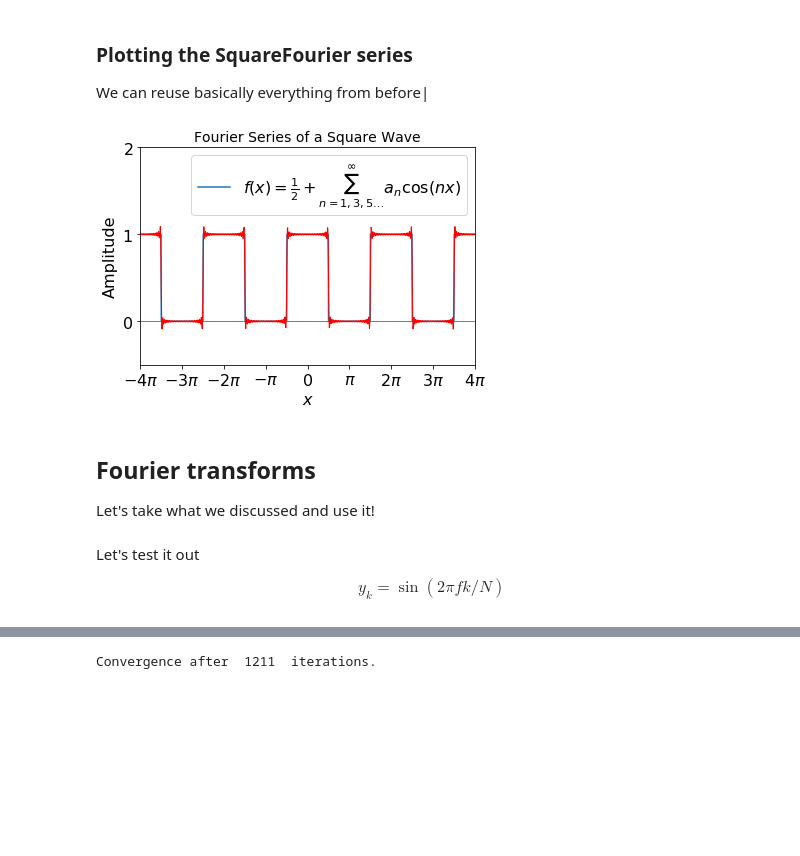
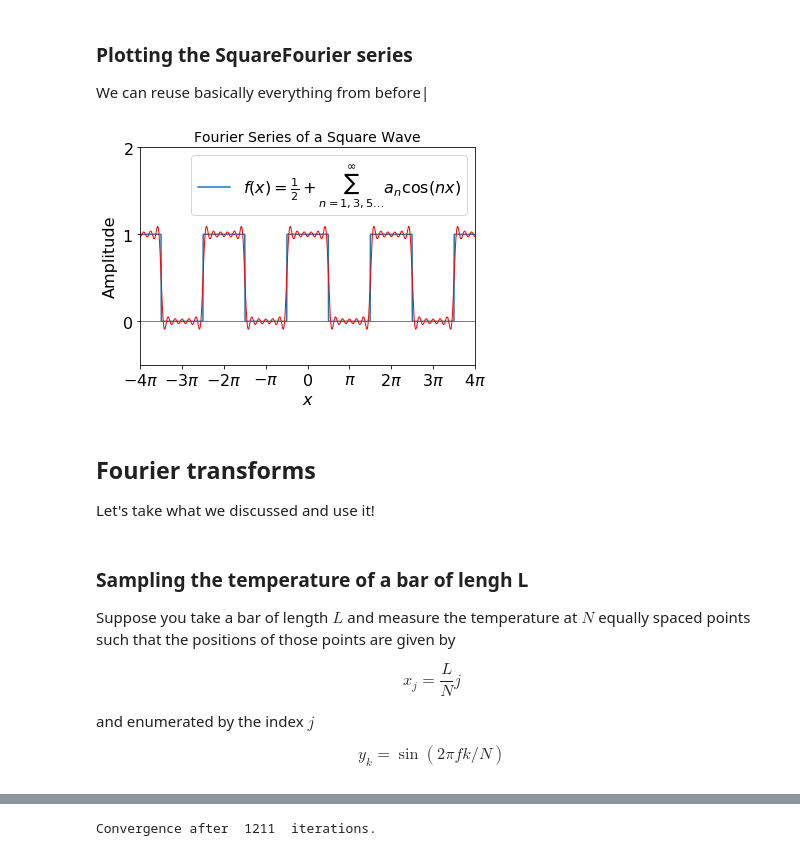
Before and after one commit to UChicagoPhysics/PHYS250, a Jupyter notebook: Examples/Fourier-Transforms-Analysis.ipynb, the cells around one changed output, grey strips where cells are left out. Cells and saved outputs as stored; diff of their text form; code cells hidden in the pictures; blank space fills up the shorter version.

```diff
--- a/Examples/Fourier-Transforms-Analysis.ipynb
+++ b/Examples/Fourier-Transforms-Analysis.ipynb
@@ -112,35 +112,44 @@ We can reuse basically everything from before|
 # %%
 plt.axhline(0, color='gray', lw=1)
 
 f = 0.5 + 0.5 * signal.square(x + pi/2)
 
 plt.plot(x, f, lw=1.5, label=r'$f(x)=\frac{1}{2} + \sum_{n=1,3,5\ldots}^{\infty}a_n \cos(nx)$')
 
-s = SquareFourier(50, 2*pi, x)
+s = SquareFourier(12, 2*pi, x)
 lines, = plt.plot(x, s, lw=1, color='red')
 
 plt.yticks([-1, 0, 1, 2], ['$-1$', '$0$', '$1$', '$2$'])
 plt.xticks([-4*pi, -3*pi, -2*pi, -1*pi, 0, pi, 2*pi, 3*pi, 4*pi], ['$-4\pi$', '$-3\pi$', '$-2\pi$', '$-\pi$', '$0$', '$\pi$', '$2\pi$', '$3\pi$', '$4\pi$'])
 plt.xlim(-4*pi, 4*pi)
 plt.ylim(-0.5, 2)
 plt.rcParams.update({'font.size': 16})
 plt.title('Fourier Series of a Square Wave', fontsize=14)
 plt.xlabel('$x$')
 plt.ylabel('Amplitude')
 plt.legend(fontsize=16, fancybox=True, loc='best')
 plt.show()
 # %% [output]
-[figure, old version]
+[figure, new version]
 # %% [markdown]
 ## Fourier transforms
 
 Let's take what we discussed and use it!
-# %% [markdown]
-Let's test it out
-
-$$
-y_k = \sin(2\pi f k/N)
-$$
+# %% [markdown]
+
+### Sampling the temperature of a bar of lengh L
+
+Suppose you take a bar of length $L$ and measure the temperature at $N$ equally spaced points such that the positions of those points are given by
+
+$$
+x_j = \frac{L}{N}j
+$$
+
+and enumerated by the index $j$
+
+$$
+y_k = \sin(2\pi f k/N)
+$$
 # %%
 def fft(data):
 
```
Also changed, not shown: parts of 2 cells of this notebook, 3 other files.
